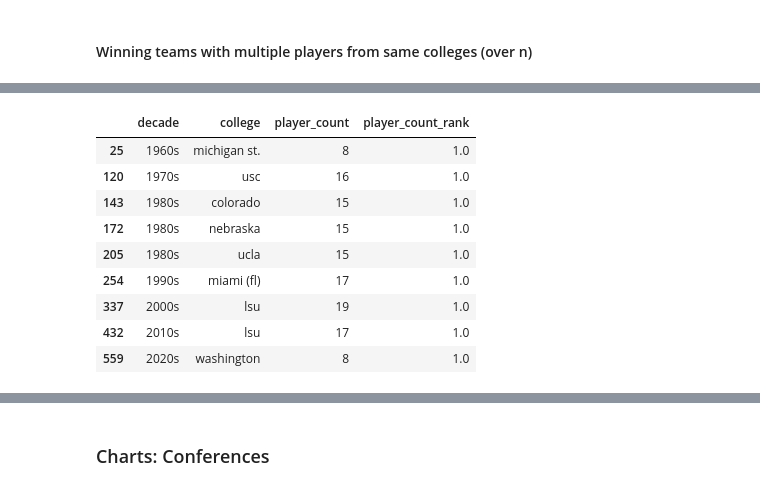
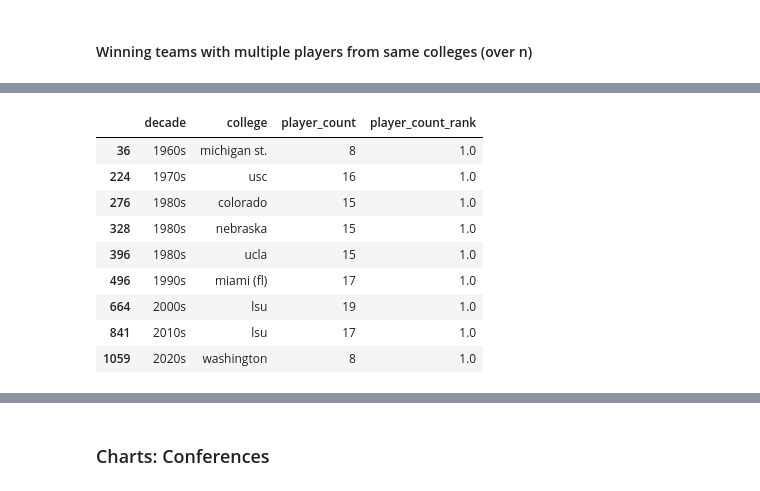
Before and after one commit to aferrers/nfl_superbowl_winners, a Jupyter notebook: notebooks/SB_winners_team_conference.ipynb, the cells around one changed output, grey strips where cells are left out. Cells and saved outputs as stored; diff of their text form; code cells hidden in the pictures.

```diff
--- a/notebooks/SB_winners_team_conference.ipynb
+++ b/notebooks/SB_winners_team_conference.ipynb
@@ -199,11 +202,11 @@ import numpy as np
 ### data prep
 # %%
 # import data
-merge_table = pd.read_csv('../data/cleaned/all_superbowl_winning_rosters.csv')
+sb_winning_rosters = pd.read_csv('../data/cleaned/all_superbowl_winning_rosters.csv')
 
 # Define a function to calculate the decade
 def get_decade(year):
     return str(year)[:3] + "0s"
 
 # Apply the function to add the decade column
-merge_table['decade'] = merge_table['year'].apply(get_decade)
+sb_winning_rosters['decade'] = sb_winning_rosters['year'].apply(get_decade)
@@ -245,5 +224,11 @@ agg_table.rename(columns={'player': 'player_count'}, inplace=True)
 # %%
 #create summary table with player counts by college and decade
 
-college_table = agg_table.groupby(['decade','college']).agg({'player_count': 'sum'}).reset_index()
+agg_table_college = sb_winning_rosters.groupby(
+    ['decade','team','college']).agg({'player': 'count'})
+agg_table_college.reset_index(inplace=True)
+agg_table_college.rename(columns={'player': 'player_count'}, inplace=True)
+
+college_table = agg_table_college.groupby(
+    ['decade','college']).agg({'player_count': 'sum'}).reset_index()
 # %%
@@ -491,16 +379,17 @@ pd.set_option('display.max_columns', None)
 # %%
 # College ranking per decade
-t_college_table['player_count_rank'] = t_college_table.groupby(['decade'])['player_count'].rank(method='min', ascending=False)
+t_college_table = college_table.copy()
+t_college_table['player_count_rank'] = college_table.groupby(['decade'])['player_count'].rank(method='min', ascending=False)
 t_college_table_sorted = t_college_table.sort_values(['decade','player_count_rank'], ascending=True)
-t_college_table_sorted[t_college_table_sorted['player_count_rank']==1]
+t_college_table_sorted[t_college_table_sorted['player_count_rank']<2]
 # %% [output]
 |  | decade | college | player_count | player_count_rank |
-| 25 | 1960s | michigan st. | 8 | 1.0 |
-| 120 | 1970s | usc | 16 | 1.0 |
-| 143 | 1980s | colorado | 15 | 1.0 |
-| 172 | 1980s | nebraska | 15 | 1.0 |
-| 205 | 1980s | ucla | 15 | 1.0 |
-| 254 | 1990s | miami (fl) | 17 | 1.0 |
-| 337 | 2000s | lsu | 19 | 1.0 |
-| 432 | 2010s | lsu | 17 | 1.0 |
-| 559 | 2020s | washington | 8 | 1.0 |
+| 36 | 1960s | michigan st. | 8 | 1.0 |
+| 224 | 1970s | usc | 16 | 1.0 |
+| 276 | 1980s | colorado | 15 | 1.0 |
+| 328 | 1980s | nebraska | 15 | 1.0 |
+| 396 | 1980s | ucla | 15 | 1.0 |
+| 496 | 1990s | miami (fl) | 17 | 1.0 |
+| 664 | 2000s | lsu | 19 | 1.0 |
+| 841 | 2010s | lsu | 17 | 1.0 |
+| 1059 | 2020s | washington | 8 | 1.0 |
```
Also changed, not shown: parts of 40 cells of this notebook.
